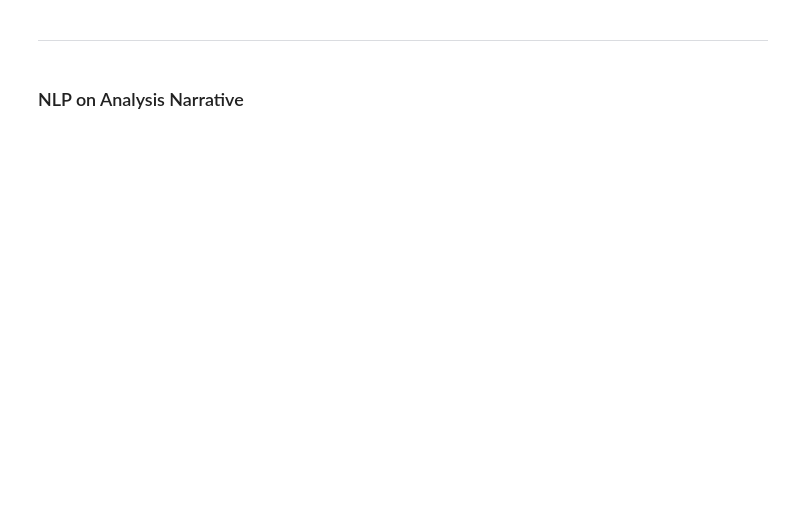
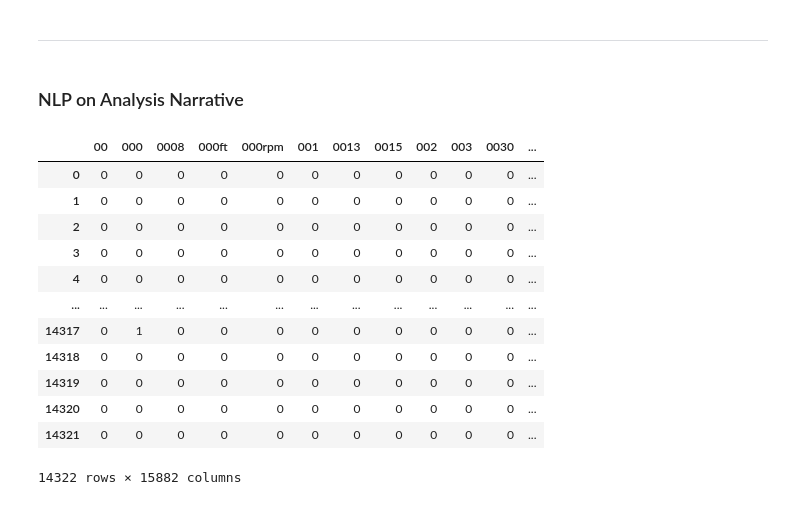
Before and after one commit to ajoneal/aviation-incident-project, a Jupyter notebook: Cleaning.ipynb, the cells around one changed output. Saved outputs shown, nothing was run; the diff lists cells and outputs as text; code cells hidden in the pictures; blank space fills up the shorter version.

```diff
--- a/Cleaning.ipynb
+++ b/Cleaning.ipynb
@@ -595,5 +597,19 @@ cvec = CountVectorizer(stop_words='english')
 cvec.fit(df['analysis_narrative'])
 analysis_narrative_cvec = cvec.transform(df['analysis_narrative'])
 # %%
-analysis_narrative_unigrams = pd.DataFrame(analysis_cvec.todense(), columns=cvec.get_feature_names())
+analysis_narrative_unigrams = pd.DataFrame(analysis_narrative_cvec.todense(), columns=cvec.get_feature_names())
 analysis_narrative_unigrams
+# %% [output]
+|  | 00 | 000 | 0008 | 000ft | 000rpm | 001 | 0013 | 0015 | 002 | 003 | 0030 | ... |
+| 0 | 0 | 0 | 0 | 0 | 0 | 0 | 0 | 0 | 0 | 0 | 0 | ... |
+| 1 | 0 | 0 | 0 | 0 | 0 | 0 | 0 | 0 | 0 | 0 | 0 | ... |
+| 2 | 0 | 0 | 0 | 0 | 0 | 0 | 0 | 0 | 0 | 0 | 0 | ... |
+| 3 | 0 | 0 | 0 | 0 | 0 | 0 | 0 | 0 | 0 | 0 | 0 | ... |
+| 4 | 0 | 0 | 0 | 0 | 0 | 0 | 0 | 0 | 0 | 0 | 0 | ... |
+| ... | ... | ... | ... | ... | ... | ... | ... | ... | ... | ... | ... | ... |
+| 14317 | 0 | 1 | 0 | 0 | 0 | 0 | 0 | 0 | 0 | 0 | 0 | ... |
+| 14318 | 0 | 0 | 0 | 0 | 0 | 0 | 0 | 0 | 0 | 0 | 0 | ... |
+| 14319 | 0 | 0 | 0 | 0 | 0 | 0 | 0 | 0 | 0 | 0 | 0 | ... |
+| 14320 | 0 | 0 | 0 | 0 | 0 | 0 | 0 | 0 | 0 | 0 | 0 | ... |
+| 14321 | 0 | 0 | 0 | 0 | 0 | 0 | 0 | 0 | 0 | 0 | 0 | ... |
+14322 rows × 15882 columns
```
Also changed, not shown: parts of 10 cells of this notebook.
